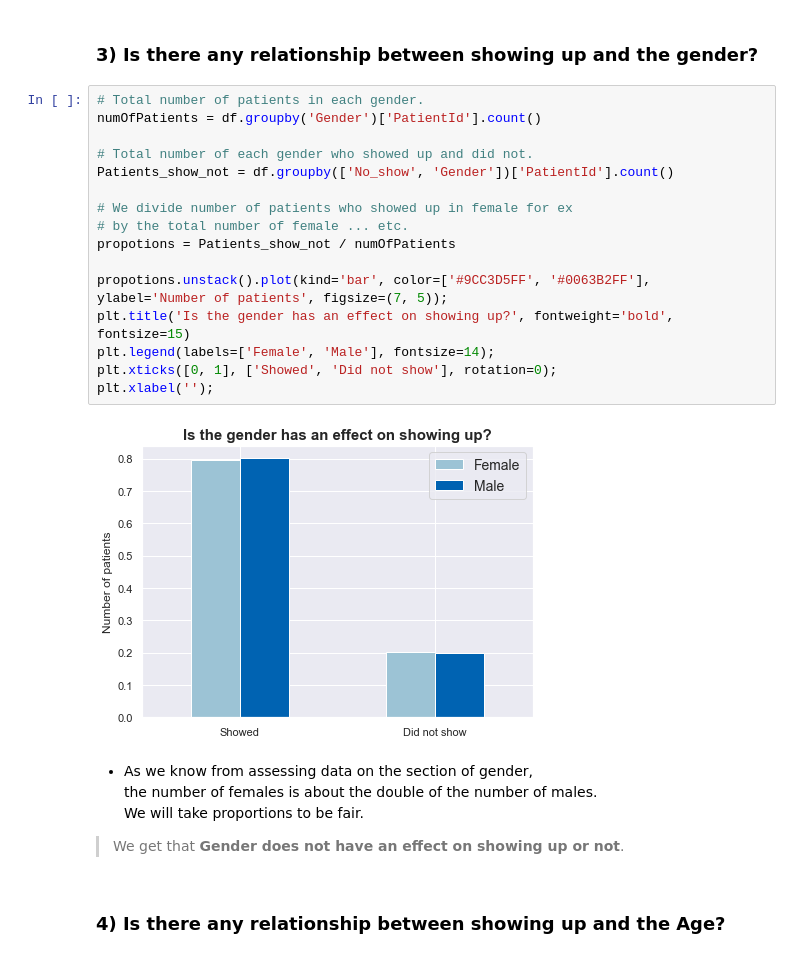
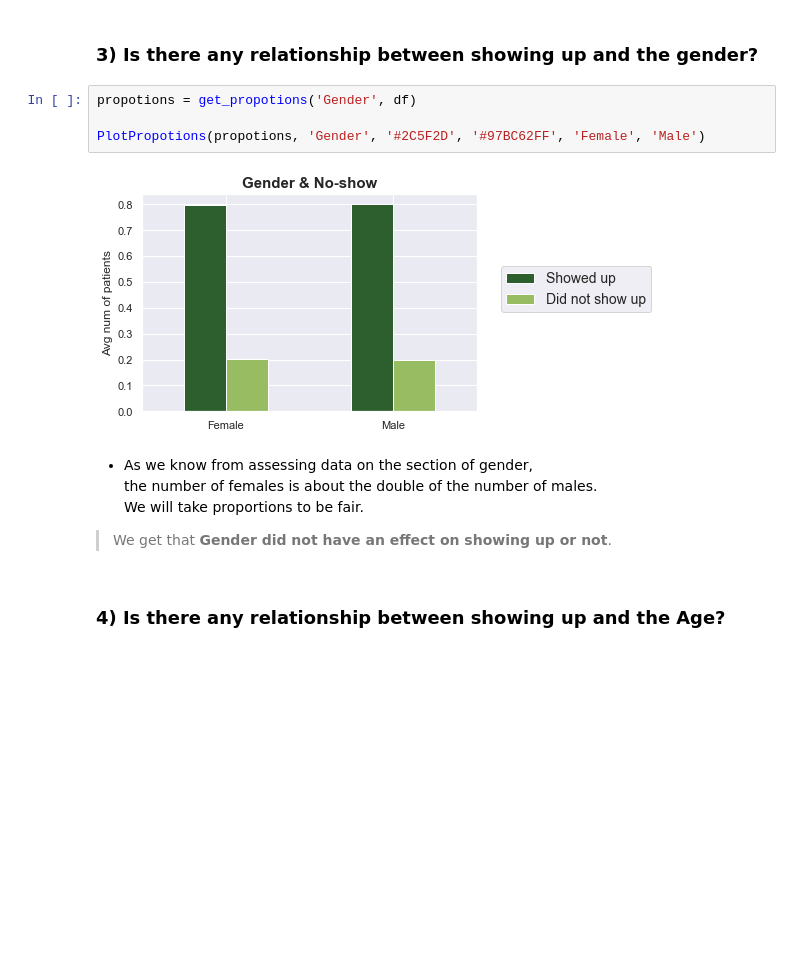
Before and after one commit to mo7amed7assan1911/Medical-Appointment-No-Shows, a Jupyter notebook: Investigate_a_Dataset.ipynb, the cells around one changed output. Cells and saved outputs as stored; diff of their text form; blank space fills up the shorter version.

```diff
--- a/Investigate_a_Dataset.ipynb
+++ b/Investigate_a_Dataset.ipynb
@@ -440,30 +478,18 @@ plt.title('Relation between Waiting days & showing up', fontweight='bold');
 > **The increase in the number of waiting days affects badely the showing up**
 # %% [markdown]
 ### 3) Is there any relationship between showing up and the gender?
-# %%
-# Total number of patients in each gender.
-numOfPatients = df.groupby('Gender')['PatientId'].count()
-
-# Total number of each gender who showed up and did not.
-Patients_show_not = df.groupby(['No_show', 'Gender'])['PatientId'].count()
-
-# We divide number of patients who showed up in female for ex
-# by the total number of female ... etc.
-propotions = Patients_show_not / numOfPatients
-
-propotions.unstack().plot(kind='bar', color=['#9CC3D5FF', '#0063B2FF'], ylabel='Number of patients', figsize=(7, 5));
-plt.title('Is the gender has an effect on showing up?', fontweight='bold', fontsize=15)
-plt.legend(labels=['Female', 'Male'], fontsize=14);
-plt.xticks([0, 1], ['Showed', 'Did not show'], rotation=0);
-plt.xlabel('');
-# %% [output]
-[figure, removed]
+# %%
+propotions = get_propotions('Gender', df)
+
+PlotPropotions(propotions, 'Gender', '#2C5F2D', '#97BC62FF', 'Female', 'Male')
+# %% [output]
+[figure, added]
 # %% [markdown]
 * As we know from assessing data on the section of gender,\
     the number of females is about the double of the number of males.\
     We will take proportions to be fair.
 
-> We get that **Gender does not have an effect on showing up or not**.
+> We get that **Gender did not have an effect on showing up or not**.
 # %% [markdown]
 ### 4) Is there any relationship between showing up and the Age?
 # %%
```
Also changed, not shown: parts of 28 cells of this notebook.
